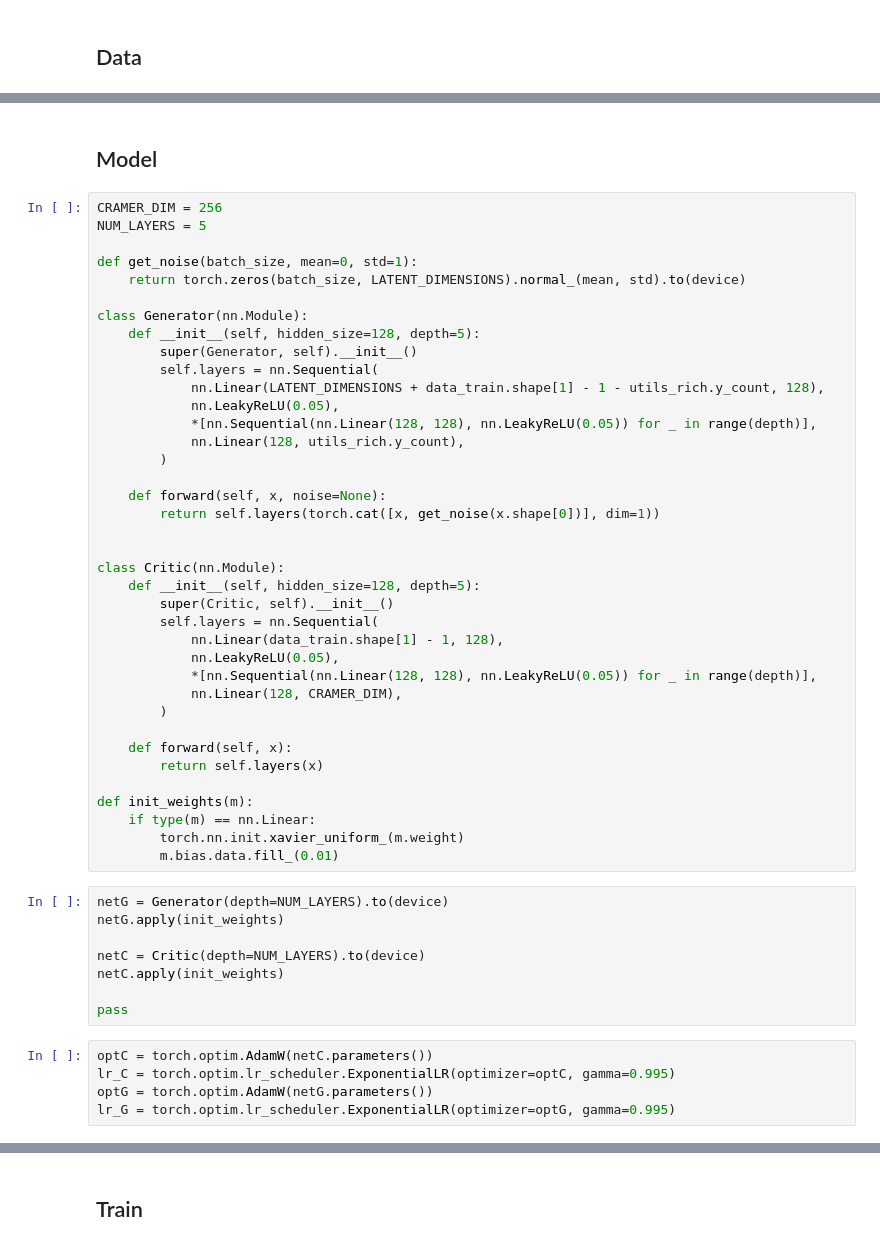
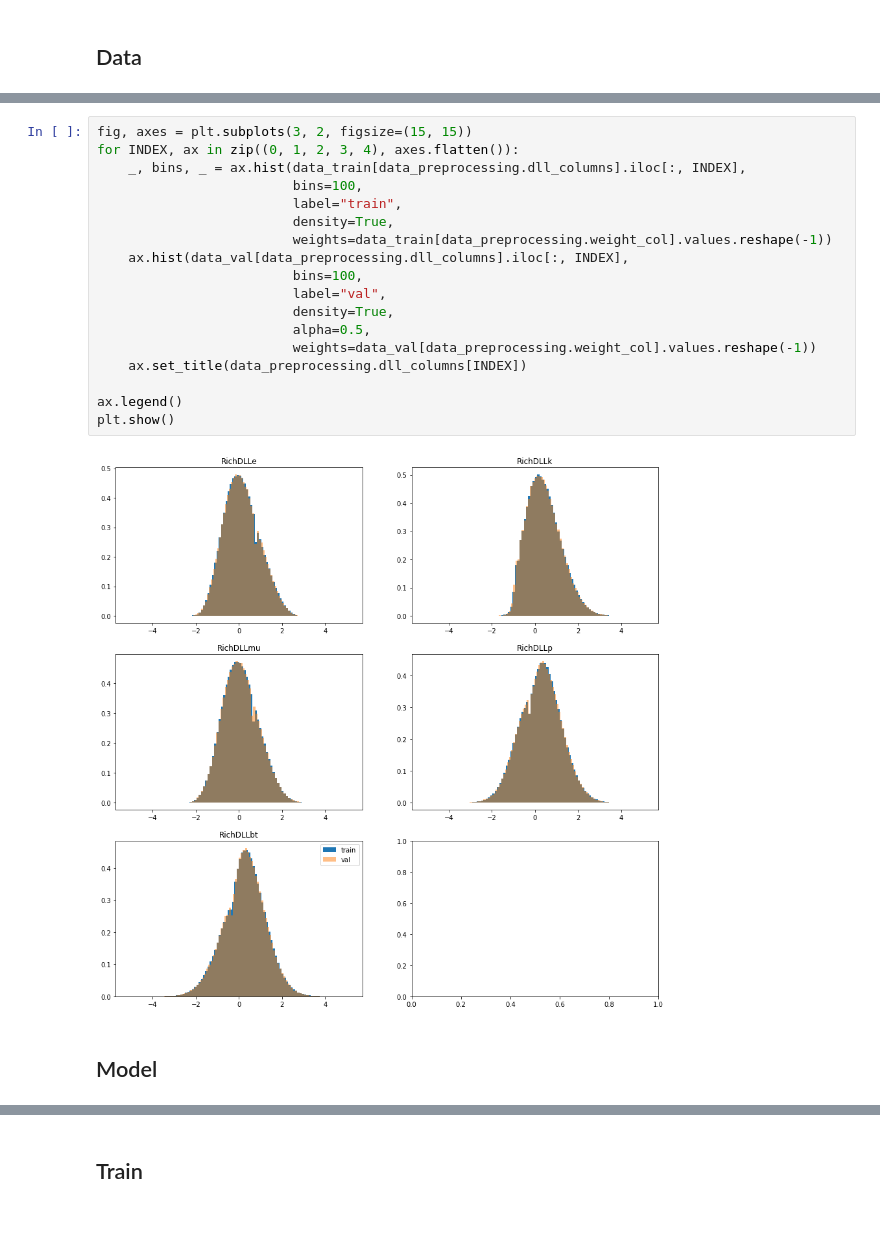
Before and after one commit to MaximArtemev/RICH-GAN-2019, a Jupyter notebook: notebooks/AnyParticleTorchNF.ipynb, the cells around one changed output, grey strips where cells are left out. Cells and saved outputs as stored; diff of their text form; blank space fills up the shorter version.

```diff
--- a/notebooks/AnyParticleTorchNF.ipynb
+++ b/notebooks/AnyParticleTorchNF.ipynb
@@ -82,53 +74,22 @@ SyntaxError: invalid syntax (<ipython-input-15-e45b4ff7f2e0>, line 1)
+# %%
+fig, axes = plt.subplots(3, 2, figsize=(15, 15))
+for INDEX, ax in zip((0, 1, 2, 3, 4), axes.flatten()):
+    _, bins, _ = ax.hist(data_train[data_preprocessing.dll_columns].iloc[:, INDEX],
+                         bins=100,
+                         label="train",
+                         density=True,
+                         weights=data_train[data_preprocessing.weight_col].values.reshape(-1))
+    ax.hist(data_val[data_preprocessing.dll_columns].iloc[:, INDEX],
+                         bins=100,
+                         label="val",
+                         density=True,
+                         alpha=0.5,
+                         weights=data_val[data_preprocessing.weight_col].values.reshape(-1))
+    ax.set_title(data_preprocessing.dll_columns[INDEX])
+
+ax.legend()
+plt.show()
+# %% [output]
+[figure, added]
 # %% [markdown]
 ## Model
-# %%
-CRAMER_DIM = 256
-NUM_LAYERS = 5
-
-def get_noise(batch_size, mean=0, std=1):
-    return torch.zeros(batch_size, LATENT_DIMENSIONS).normal_(mean, std).to(device)
-
-class Generator(nn.Module):
-    def __init__(self, hidden_size=128, depth=5):
-        super(Generator, self).__init__()
-        self.layers = nn.Sequential(
-            nn.Linear(LATENT_DIMENSIONS + data_train.shape[1] - 1 - utils_rich.y_count, 128),
-            nn.LeakyReLU(0.05),
-            *[nn.Sequential(nn.Linear(128, 128), nn.LeakyReLU(0.05)) for _ in range(depth)],
-            nn.Linear(128, utils_rich.y_count),
-        )
-
-    def forward(self, x, noise=None):
-        return self.layers(torch.cat([x, get_noise(x.shape[0])], dim=1))
-
-
-class Critic(nn.Module):
-    def __init__(self, hidden_size=128, depth=5):
-        super(Critic, self).__init__()
-        self.layers = nn.Sequential(
-            nn.Linear(data_train.shape[1] - 1, 128),
-            nn.LeakyReLU(0.05),
-            *[nn.Sequential(nn.Linear(128, 128), nn.LeakyReLU(0.05)) for _ in range(depth)],
-            nn.Linear(128, CRAMER_DIM),
-        )
-
-    def forward(self, x):
-        return self.layers(x)
-
-def init_weights(m):
-    if type(m) == nn.Linear:
-        torch.nn.init.xavier_uniform_(m.weight)
-        m.bias.data.fill_(0.01)
-# %%
-netG = Generator(depth=NUM_LAYERS).to(device)
-netG.apply(init_weights)
-
-netC = Critic(depth=NUM_LAYERS).to(device)
-netC.apply(init_weights)
-
-pass
-# %%
-optC = torch.optim.AdamW(netC.parameters())
-lr_C = torch.optim.lr_scheduler.ExponentialLR(optimizer=optC, gamma=0.995)
-optG = torch.optim.AdamW(netG.parameters())
-lr_G = torch.optim.lr_scheduler.ExponentialLR(optimizer=optG, gamma=0.995)
```
Also changed, not shown: parts of 32 cells of this notebook, 15 other files.
